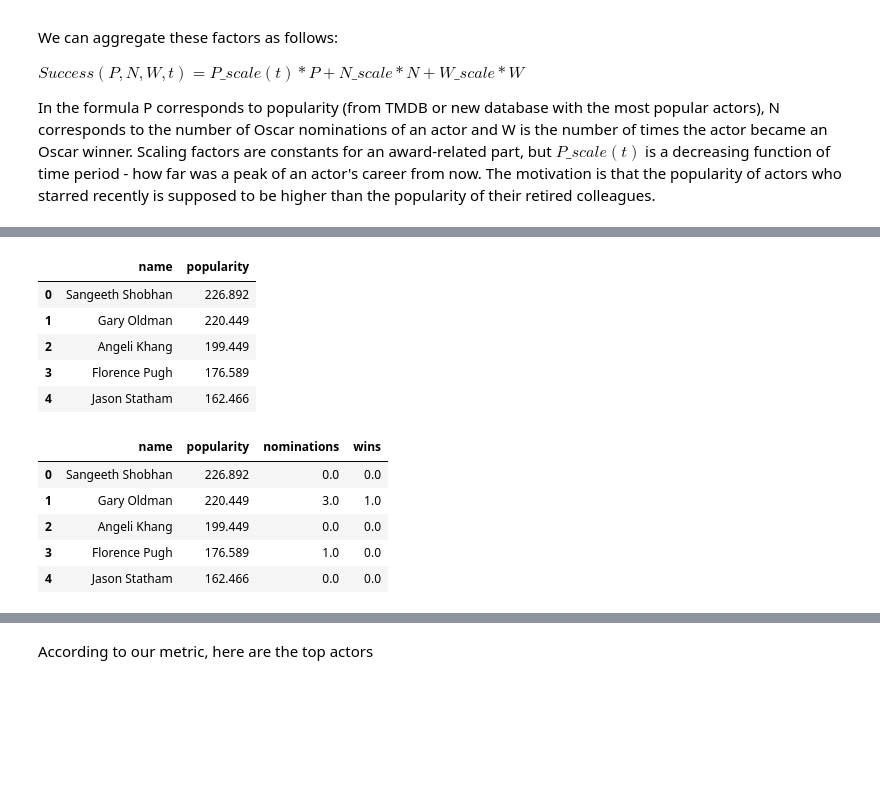
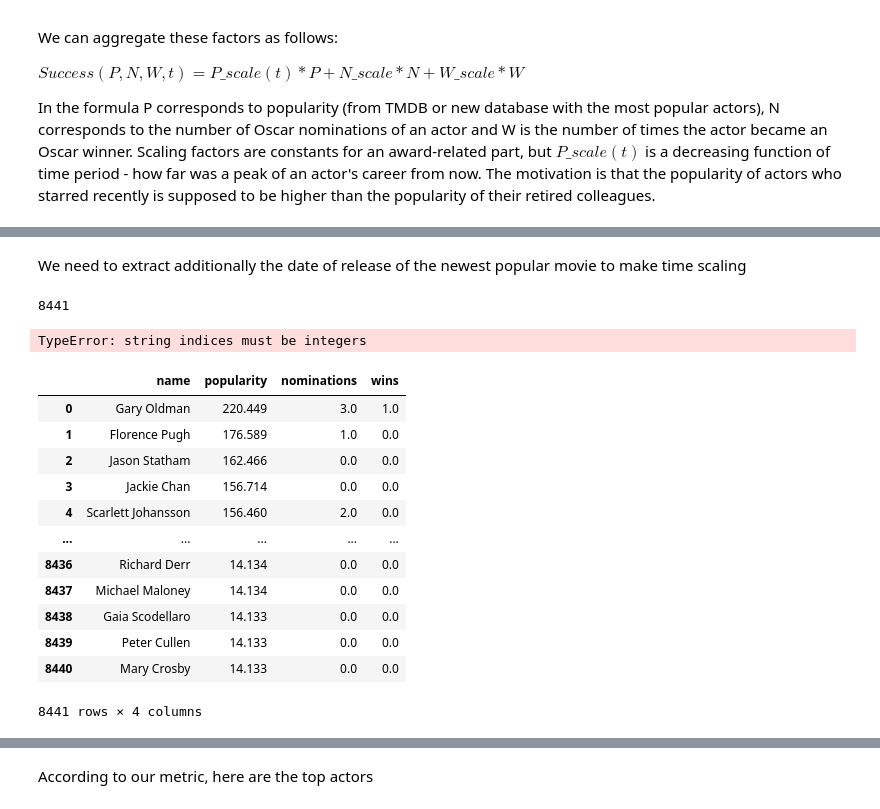
Before and after one commit to epfl-ada/ada-2023-project-cinemada, a Jupyter notebook: Main_analysis/actor_success.ipynb, the cells around one changed output, grey strips where cells are left out. Drawn from its saved outputs; the diff is of its cells as text; code cells hidden in the pictures; blank space fills up the shorter version.

Commit message:
Time scaling for popularity

```diff
--- a/Main_analysis/actor_success.ipynb
+++ b/Main_analysis/actor_success.ipynb
@@ -30,23 +65,37 @@ In the formula P corresponds to popularity (from TMDB or new database with the m
+# %% [markdown]
+We need to extract additionally the date of release of the newest popular movie to make time scaling
+# %%
+def get_last_release_date(movie_column):
+    actor_movies = movie_column.values
+    print(len(actor_movies))
+    last_release_dates = sorted(actor_movies, key=lambda x: x['release_date'], reverse=True)
+    return last_release_dates
+
+popularity_df = popularity_df.assign(last_release_date = get_last_release_date(popularity_df["known_for"]))
+popularity_df.head()
+# %% [output]
+8441
+TypeError: string indices must be integers
 # %%
 actors_df = pd.read_csv('../Data/preprocessed_data/actors_db.csv')
+actors_df = actors_df[actors_df["original_language"] == "en"]
 popularity_df = actors_df[["name", "popularity"]]
-popularity_df.head()
-# %% [output]
-|  | name | popularity |
-| 0 | Sangeeth Shobhan | 226.892 |
-| 1 | Gary Oldman | 220.449 |
-| 2 | Angeli Khang | 199.449 |
-| 3 | Florence Pugh | 176.589 |
-| 4 | Jason Statham | 162.466 |
 # %%
 # merging 2 databases to get popularity, nominations and awards in a single database
 success_df = pd.merge(left=popularity_df, right=oscars_df, how="left", on=["name"])
 success_df = success_df.fillna(0)
-success_df.head()
+display(success_df)
 # %% [output]
 |  | name | popularity | nominations | wins |
-| 0 | Sangeeth Shobhan | 226.892 | 0.0 | 0.0 |
-| 1 | Gary Oldman | 220.449 | 3.0 | 1.0 |
-| 2 | Angeli Khang | 199.449 | 0.0 | 0.0 |
-| 3 | Florence Pugh | 176.589 | 1.0 | 0.0 |
-| 4 | Jason Statham | 162.466 | 0.0 | 0.0 |
+| 0 | Gary Oldman | 220.449 | 3.0 | 1.0 |
+| 1 | Florence Pugh | 176.589 | 1.0 | 0.0 |
+| 2 | Jason Statham | 162.466 | 0.0 | 0.0 |
+| 3 | Jackie Chan | 156.714 | 0.0 | 0.0 |
+| 4 | Scarlett Johansson | 156.460 | 2.0 | 0.0 |
+| ... | ... | ... | ... | ... |
+| 8436 | Richard Derr | 14.134 | 0.0 | 0.0 |
+| 8437 | Michael Maloney | 14.134 | 0.0 | 0.0 |
+| 8438 | Gaia Scodellaro | 14.133 | 0.0 | 0.0 |
+| 8439 | Peter Cullen | 14.133 | 0.0 | 0.0 |
+| 8440 | Mary Crosby | 14.133 | 0.0 | 0.0 |
+8441 rows × 4 columns
```
Also changed, not shown: parts of 10 cells of this notebook.
